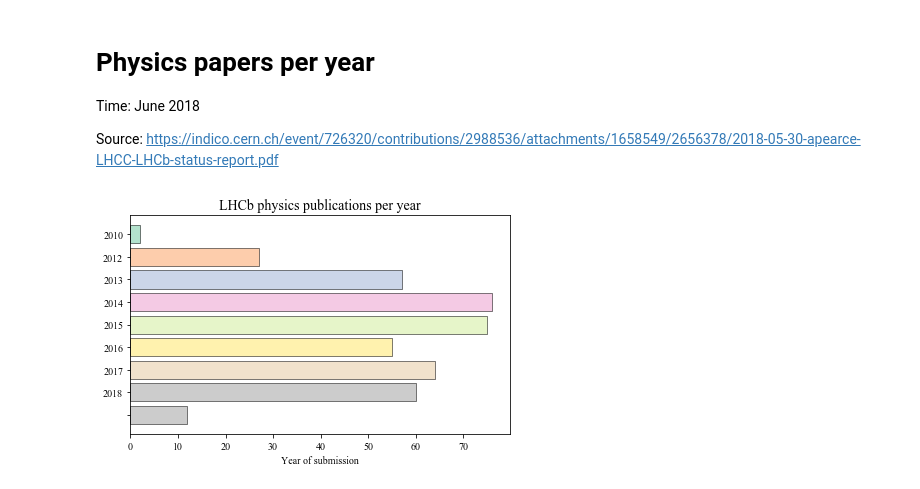
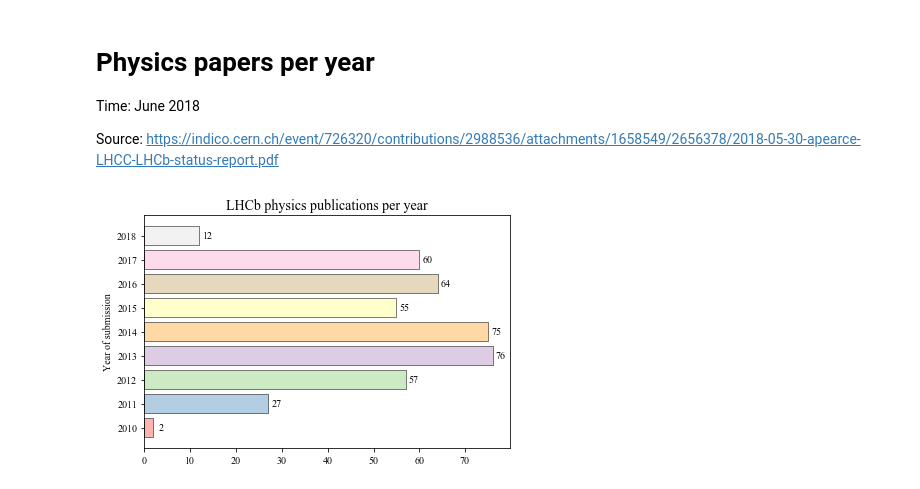
Before and after one commit to atrisovic/thesis-plots, a Jupyter notebook: thesis-plots.ipynb, the cells around one changed output. Cells and saved outputs as stored; diff of their text form; code cells hidden in the pictures.

```diff
--- a/thesis-plots.ipynb
+++ b/thesis-plots.ipynb
@@ -251,22 +283,25 @@ Time: June 2018
 Source: https://indico.cern.ch/event/726320/contributions/2988536/attachments/1658549/2656378/2018-05-30-apearce-LHCC-LHCb-status-report.pdf
 # %%
 a = [2, 27, 57, 76, 75, 55, 64, 60, 12]
-b = [2010, 2012, 2013, 2014, 2015, 2016, 2017, 2018]
-col = plt.cm.Pastel2(np.linspace(0,1,9))
+b = [2010, 2011, 2012, 2013, 2014, 2015, 2016, 2017, 2018]
+col = plt.cm.Pastel1(np.linspace(0,1,9))
 
 
 fig_ = plt.figure()
 ax_ = fig_.gca()
 ax_.set_title('LHCb physics publications per year', fontsize=14)
 
-ax_.barh(np.arange(len(a)), a, color=col, edgecolor='k', linewidth=0.5)
+rects = ax_.barh(np.arange(len(a)), a, color=col, edgecolor='k', linewidth=0.5)
 ax_.set_yticks(np.arange(len(a)))
 ax_.set_yticklabels(b, fontsize=10)
-ax_.invert_yaxis()  # labels read top-to-bottom
-ax_.set_xlabel('Year of submission')
+# ax_.invert_yaxis()  # labels read top-to-bottom
+ax_.set_ylabel('Year of submission')
 
+for rect in rects:
+        width = rect.get_width()
+        plt.text(rect.get_width()+1.8, rect.get_y()+0.5*rect.get_height(),'%d'% int(width), ha='center', va='center')
 
 fig_.tight_layout()
 plt.show()
 # %% [output]
-[figure, old version]
+[figure, new version]
```
Also changed, not shown: parts of 3 cells of this notebook.
